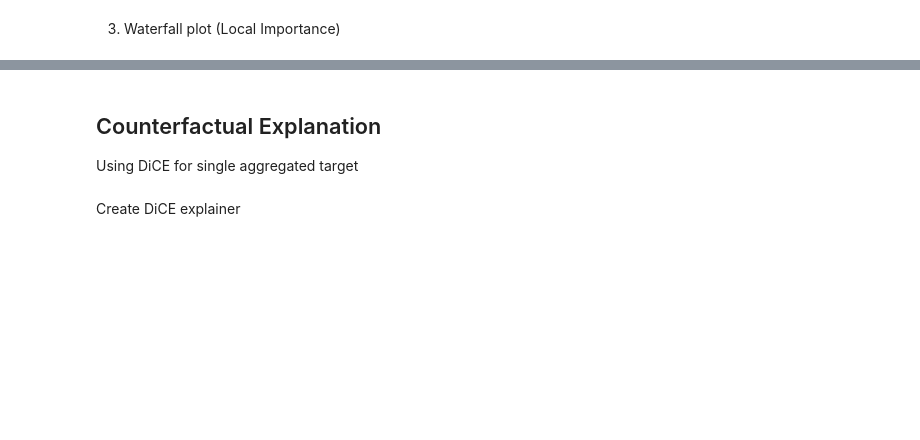
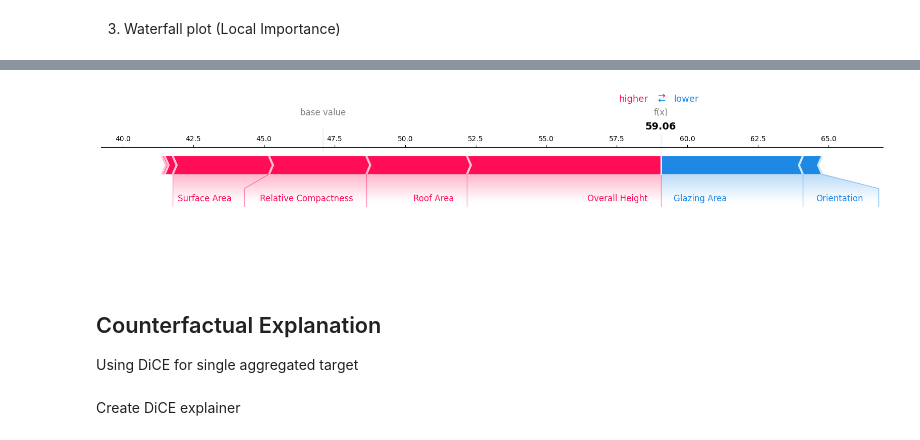
Before and after one commit to fattahzulikram/WQF7009-AA, a Jupyter notebook: explainer.ipynb, the cells around one changed output, grey strips where cells are left out. Cells and saved outputs as stored; diff of their text form; code cells hidden in the pictures; blank space fills up the shorter version.

```diff
--- a/explainer.ipynb
+++ b/explainer.ipynb
@@ -113,3 +123,8 @@ plt.show()
+# %%
+shap.plots.force(load_explainer.expected_value, shap_values_instance[0], feature_names=X_train.columns, show=False, matplotlib=True)
+plt.show()
+# %% [output]
+[figure, added]
 # %% [markdown]
 ## Counterfactual Explanation
 
```
Also changed, not shown: parts of 14 cells of this notebook, 2 other files.
